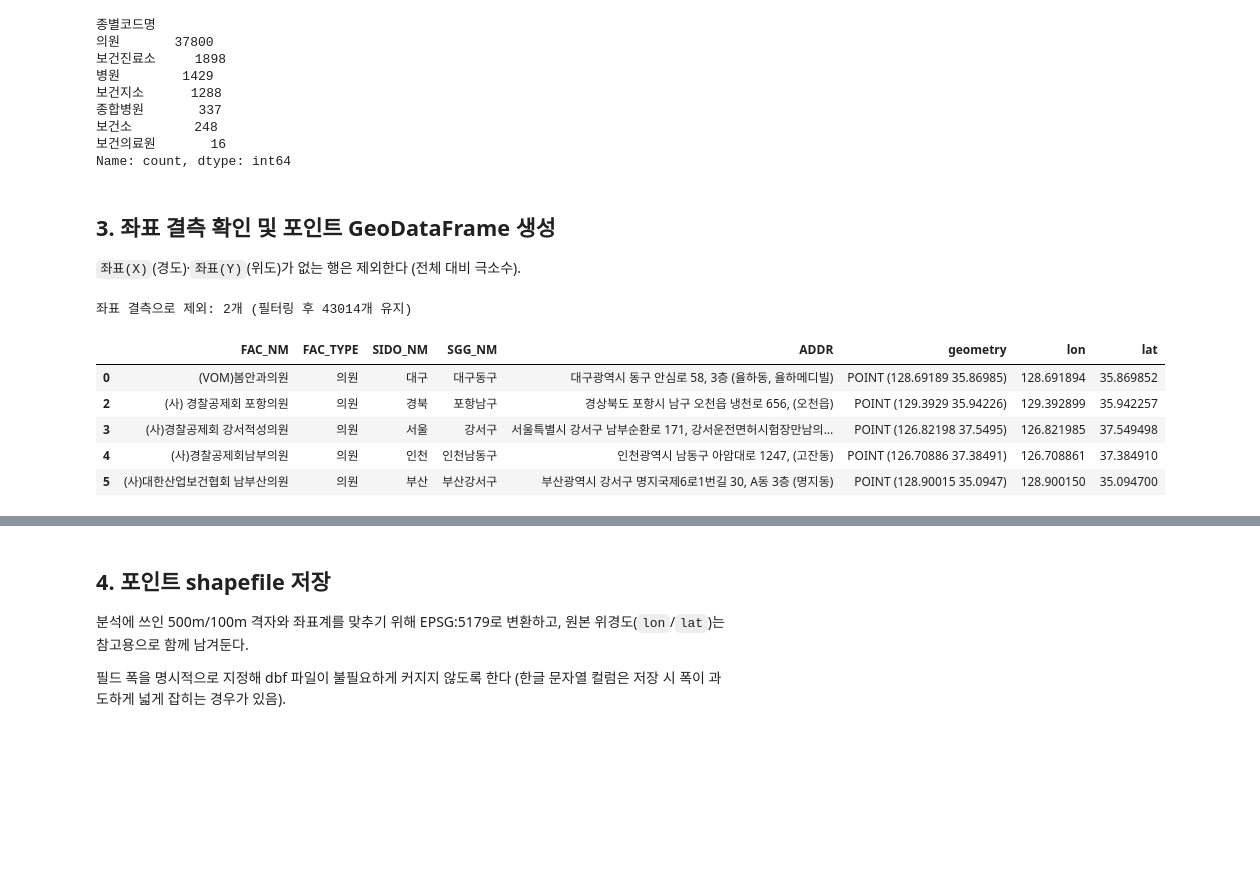
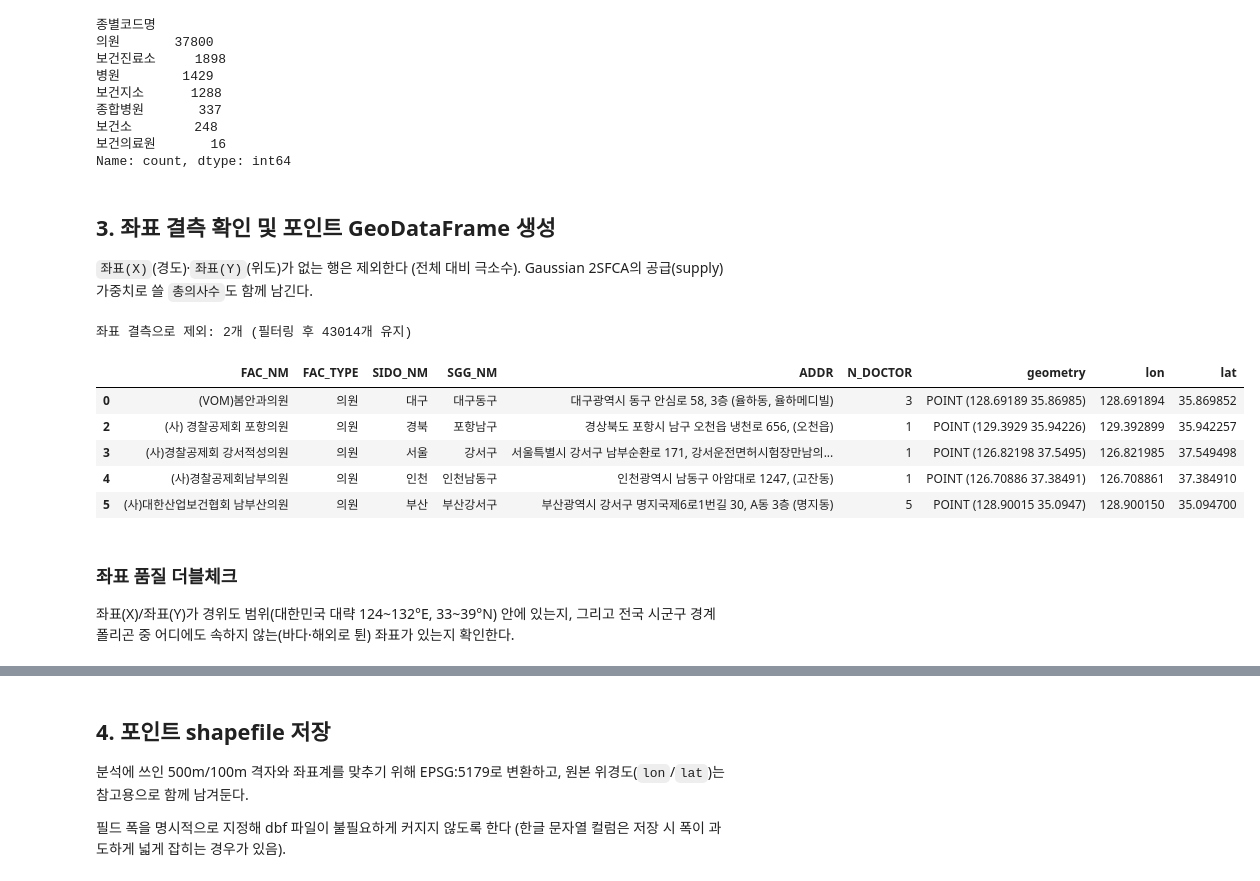
Before and after one commit to chaelynlee1201/DaeguGyeongbuk_Hospital_Accessibility, a Jupyter notebook: load_medical_facilities.ipynb, the cells around one changed output, grey strips where cells are left out. Cells and saved outputs as stored; diff of their text form; code cells hidden in the pictures; blank space fills up the shorter version.

```diff
--- a/load_medical_facilities.ipynb
+++ b/load_medical_facilities.ipynb
@@ -65,32 +65,37 @@ Name: count, dtype: int64
 # %% [markdown]
 ## 3. 좌표 결측 확인 및 포인트 GeoDataFrame 생성
 
-`좌표(X)`(경도)·`좌표(Y)`(위도)가 없는 행은 제외한다 (전체 대비 극소수).
+`좌표(X)`(경도)·`좌표(Y)`(위도)가 없는 행은 제외한다 (전체 대비 극소수). Gaussian 2SFCA의 공급(supply) 가중치로 쓸 `총의사수`도 함께 남긴다.
 # %%
 n_before = len(filtered)
 filtered = filtered.dropna(subset=["좌표(X)", "좌표(Y)"]).copy()
 print(f"좌표 결측으로 제외: {n_before - len(filtered)}개 (필터링 후 {len(filtered)}개 유지)")
 
 # DBF 필드명은 최대 10바이트(한글 5자)라 한글 컬럼명은 잘리거나 깨질 수 있어 영문 약어로 변경
 facilities = gpd.GeoDataFrame(
-    filtered[["요양기관명", "종별코드명", "시도코드명", "시군구코드명", "주소"]].rename(columns={
+    filtered[["요양기관명", "종별코드명", "시도코드명", "시군구코드명", "주소", "총의사수"]].rename(columns={
         "요양기관명": "FAC_NM",
         "종별코드명": "FAC_TYPE",
         "시도코드명": "SIDO_NM",
         "시군구코드명": "SGG_NM",
         "주소": "ADDR",
+        "총의사수": "N_DOCTOR",
     }),
     geometry=gpd.points_from_xy(filtered["좌표(X)"], filtered["좌표(Y)"]),
     crs="EPSG:4326",
 )
 facilities["lon"] = filtered["좌표(X)"].values
 facilities["lat"] = filtered["좌표(Y)"].values
 facilities.head()
 # %% [output]
 좌표 결측으로 제외: 2개 (필터링 후 43014개 유지)
-|  | FAC_NM | FAC_TYPE | SIDO_NM | SGG_NM | ADDR | geometry | lon | lat |
-| 0 | (VOM)봄안과의원 | 의원 | 대구 | 대구동구 | 대구광역시 동구 안심로 58, 3층 (율하동, 율하메디빌) | POINT (128.69189 35.86985) | 128.691894 | 35.869852 |
-| 2 | (사) 경찰공제회 포항의원 | 의원 | 경북 | 포항남구 | 경상북도 포항시 남구 오천읍 냉천로 656, (오천읍) | POINT (129.3929 35.94226) | 129.392899 | 35.942257 |
-| 3 | (사)경찰공제회 강서적성의원 | 의원 | 서울 | 강서구 | 서울특별시 강서구 남부순환로 171, 강서운전면허시험장만남의... | POINT (126.82198 37.5495) | 126.821985 | 37.549498 |
-| 4 | (사)경찰공제회남부의원 | 의원 | 인천 | 인천남동구 | 인천광역시 남동구 아암대로 1247, (고잔동) | POINT (126.70886 37.38491) | 126.708861 | 37.384910 |
-| 5 | (사)대한산업보건협회 남부산의원 | 의원 | 부산 | 부산강서구 | 부산광역시 강서구 명지국제6로1번길 30, A동 3층 (명지동) | POINT (128.90015 35.0947) | 128.900150 | 35.094700 |
+|  | FAC_NM | FAC_TYPE | SIDO_NM | SGG_NM | ADDR | N_DOCTOR | geometry | lon | lat |
+| 0 | (VOM)봄안과의원 | 의원 | 대구 | 대구동구 | 대구광역시 동구 안심로 58, 3층 (율하동, 율하메디빌) | 3 | POINT (128.69189 35.86985) | 128.691894 | 35.869852 |
+| 2 | (사) 경찰공제회 포항의원 | 의원 | 경북 | 포항남구 | 경상북도 포항시 남구 오천읍 냉천로 656, (오천읍) | 1 | POINT (129.3929 35.94226) | 129.392899 | 35.942257 |
+| 3 | (사)경찰공제회 강서적성의원 | 의원 | 서울 | 강서구 | 서울특별시 강서구 남부순환로 171, 강서운전면허시험장만남의... | 1 | POINT (126.82198 37.5495) | 126.821985 | 37.549498 |
+| 4 | (사)경찰공제회남부의원 | 의원 | 인천 | 인천남동구 | 인천광역시 남동구 아암대로 1247, (고잔동) | 1 | POINT (126.70886 37.38491) | 126.708861 | 37.384910 |
+| 5 | (사)대한산업보건협회 남부산의원 | 의원 | 부산 | 부산강서구 | 부산광역시 강서구 명지국제6로1번길 30, A동 3층 (명지동) | 5 | POINT (128.90015 35.0947) | 128.900150 | 35.094700 |
+# %% [markdown]
+### 좌표 품질 더블체크
+
+좌표(X)/좌표(Y)가 경위도 범위(대한민국 대략 124~132°E, 33~39°N) 안에 있는지, 그리고 전국 시군구 경계 폴리곤 중 어디에도 속하지 않는(바다·해외로 튄) 좌표가 있는지 확인한다.
```
Also changed, not shown: parts of 6 cells of this notebook, 19 other files.
